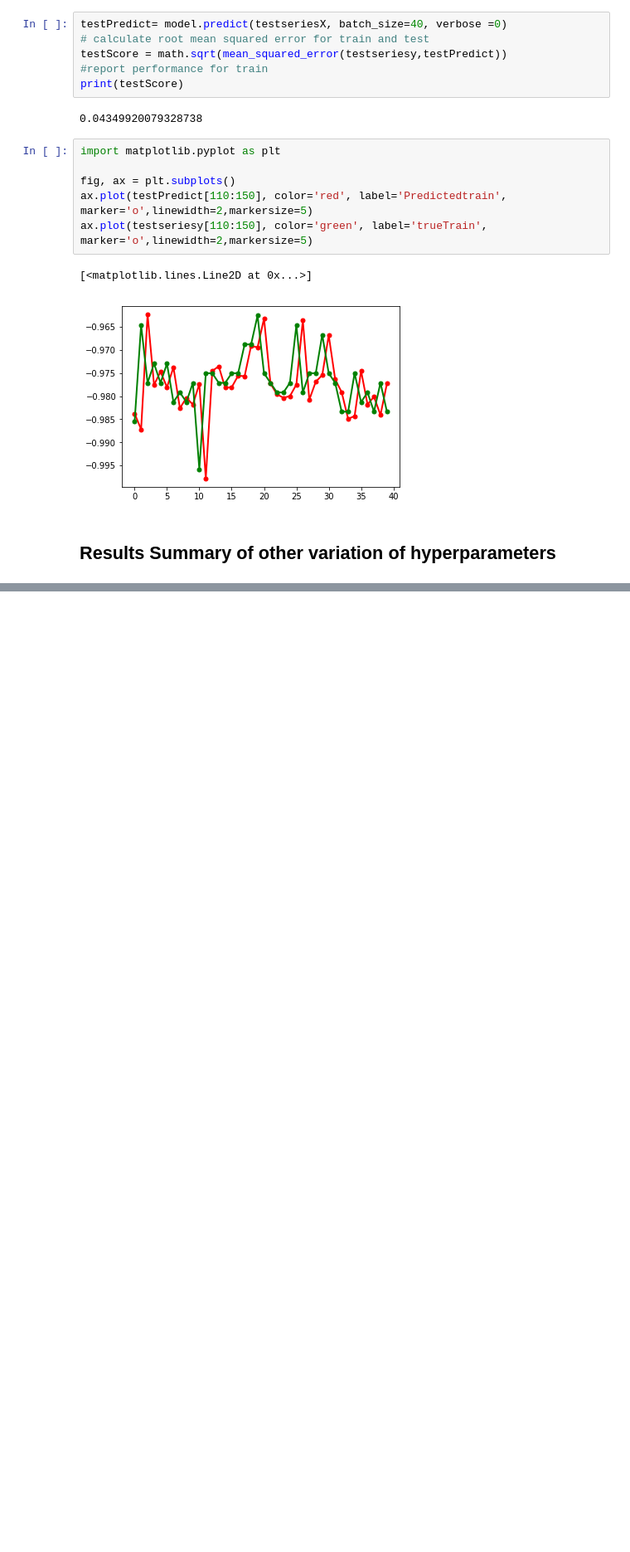
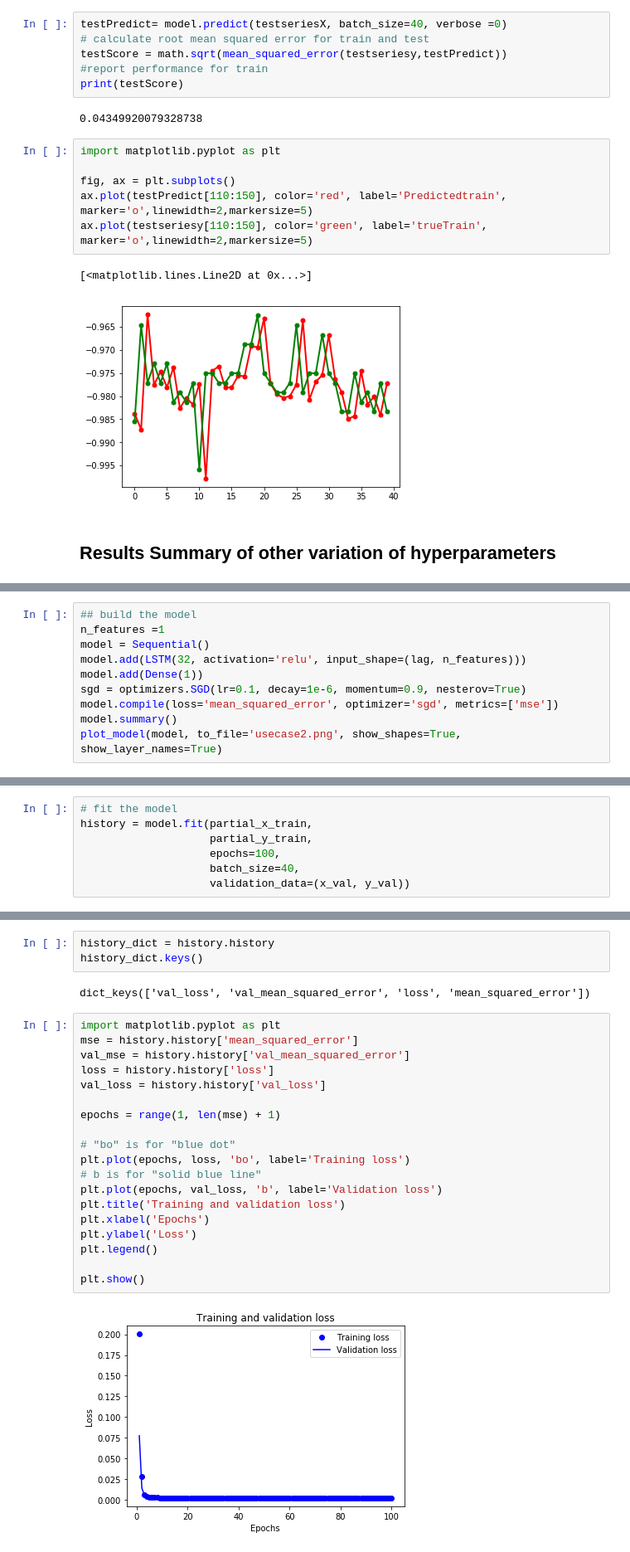
Before and after one commit to ImenGBY/aiNet2019-day-in-life-, a Jupyter notebook: aiNet Forecasting CPU-LSTM32 sgd 0,1 epoch2000.ipynb, the cells around one changed output, grey strips where cells are left out. Shown at 83% size. Cells and saved outputs as stored; diff of their text form; blank space fills up the shorter version.

Commit message:
Add files via upload
end to end approach with basic and vanilla LSTM: tutorial, how to, fundamental steps, etc.

```diff
--- a/aiNet Forecasting CPU-LSTM32 sgd 0,1 epoch2000.ipynb
+++ b/aiNet Forecasting CPU-LSTM32 sgd 0,1 epoch2000.ipynb
@@ -506,0 +525,10 @@ ax.plot(testseriesy[110:150], color='green', label='trueTrain', marker='o',linew
+# %%
+## build the model
+n_features =1
+model = Sequential()
+model.add(LSTM(32, activation='relu', input_shape=(lag, n_features)))
+model.add(Dense(1))
+sgd = optimizers.SGD(lr=0.1, decay=1e-6, momentum=0.9, nesterov=True)
+model.compile(loss='mean_squared_error', optimizer='sgd', metrics=['mse'])
+model.summary()
+plot_model(model, to_file='usecase2.png', show_shapes=True, show_layer_names=True)
@@ -506,0 +547,7 @@ ax.plot(testseriesy[110:150], color='green', label='trueTrain', marker='o',linew
+# %%
+# fit the model
+history = model.fit(partial_x_train,
+                    partial_y_train,
+                    epochs=100,
+                    batch_size=40,
+                    validation_data=(x_val, y_val))
@@ -506,0 +572,26 @@ ax.plot(testseriesy[110:150], color='green', label='trueTrain', marker='o',linew
+# %%
+history_dict = history.history
+history_dict.keys()
+# %% [output]
+dict_keys(['val_loss', 'val_mean_squared_error', 'loss', 'mean_squared_error'])
+# %%
+import matplotlib.pyplot as plt
+mse = history.history['mean_squared_error']
+val_mse = history.history['val_mean_squared_error']
+loss = history.history['loss']
+val_loss = history.history['val_loss']
+
+epochs = range(1, len(mse) + 1)
+
+# "bo" is for "blue dot"
+plt.plot(epochs, loss, 'bo', label='Training loss')
+# b is for "solid blue line"
+plt.plot(epochs, val_loss, 'b', label='Validation loss')
+plt.title('Training and validation loss')
+plt.xlabel('Epochs')
+plt.ylabel('Loss')
+plt.legend()
+
+plt.show()
+# %% [output]
+[figure, added]
```
Also changed, not shown: parts of 8 cells of this notebook.
